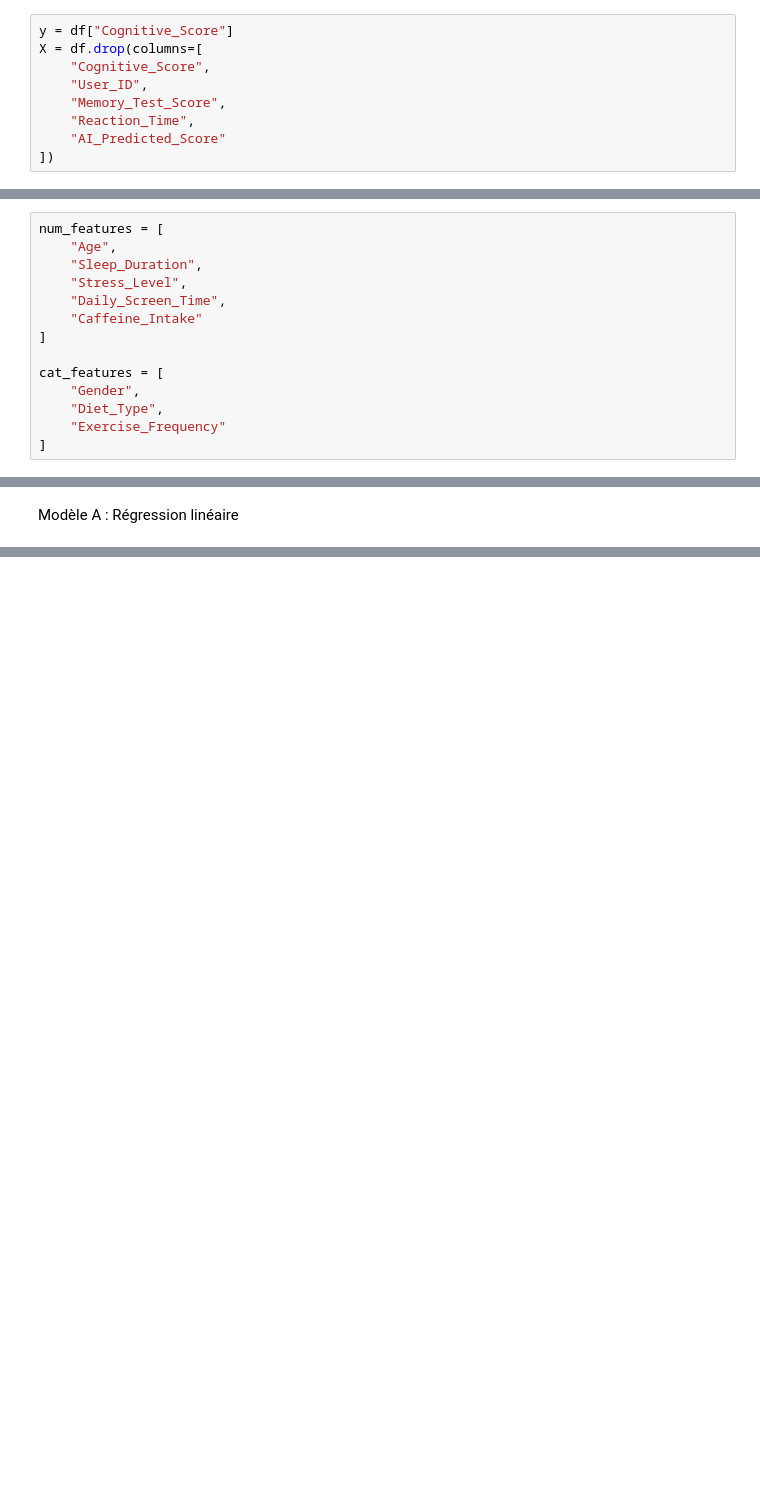
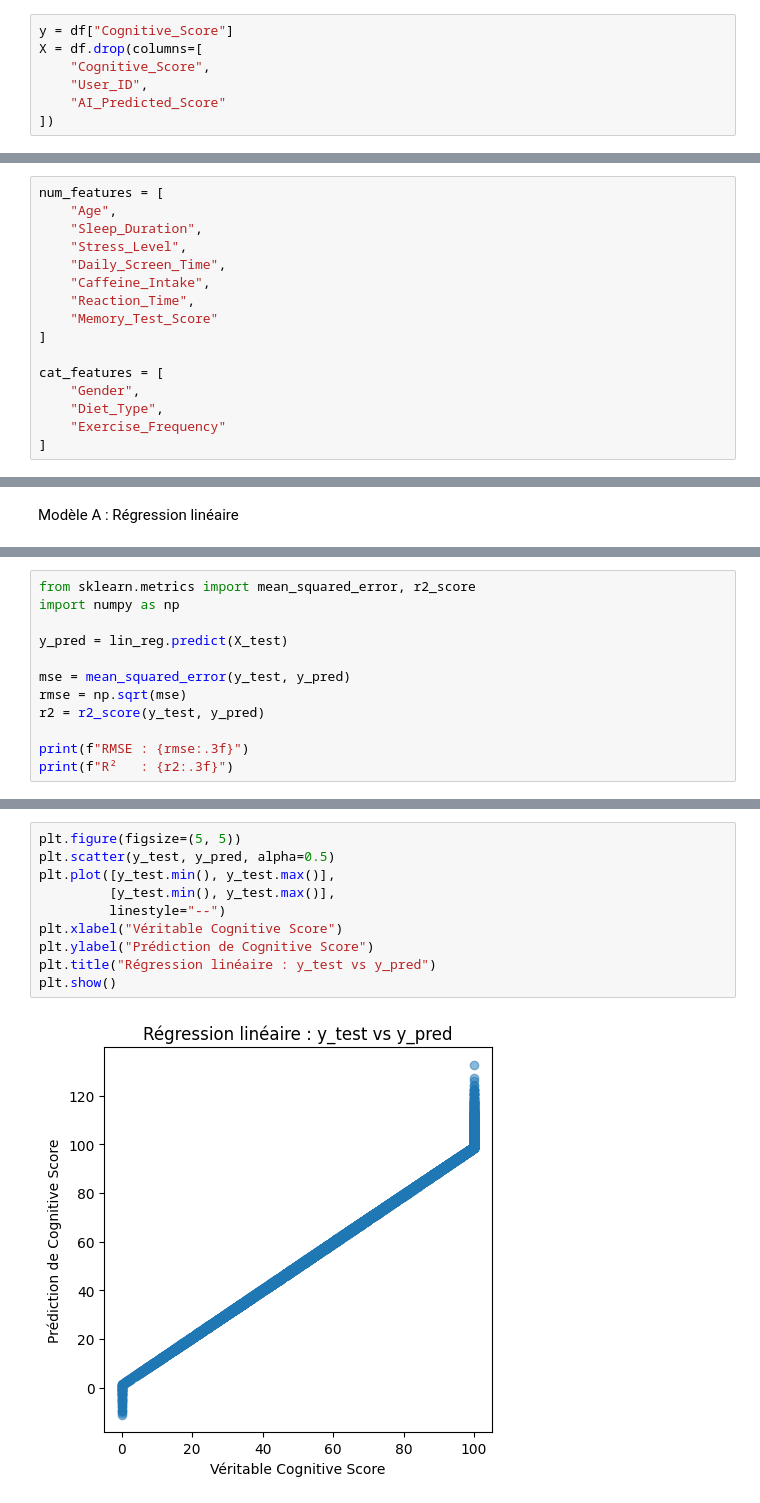
Before and after one commit to svevo6/Projet-IA, a Jupyter notebook: Projet.ipynb, the cells around one changed output, grey strips where cells are left out. Drawn from its saved outputs; the diff is of its cells as text; blank space fills up the shorter version.

```diff
--- a/Projet.ipynb
+++ b/Projet.ipynb
@@ -112,8 +111,6 @@ y = df["Cognitive_Score"]
 X = df.drop(columns=[
     "Cognitive_Score",
     "User_ID",
-    "Memory_Test_Score",
-    "Reaction_Time",
     "AI_Predicted_Score"
 ])
 # %%
@@ -130,7 +127,9 @@ num_features = [
     "Sleep_Duration",
     "Stress_Level",
     "Daily_Screen_Time",
-    "Caffeine_Intake"
+    "Caffeine_Intake",
+    "Reaction_Time",
+    "Memory_Test_Score"
 ]
 
 cat_features = [
@@ -219,0 +220,12 @@ On peut alors évaluer notre modèle
+# %%
+from sklearn.metrics import mean_squared_error, r2_score
+import numpy as np
+
+y_pred = lin_reg.predict(X_test)
+
+mse = mean_squared_error(y_test, y_pred)
+rmse = np.sqrt(mse)
+r2 = r2_score(y_test, y_pred)
+
+print(f"RMSE : {rmse:.3f}")
+print(f"R²   : {r2:.3f}")
@@ -219,0 +245,12 @@ On peut alors évaluer notre modèle
+# %%
+plt.figure(figsize=(5, 5))
+plt.scatter(y_test, y_pred, alpha=0.5)
+plt.plot([y_test.min(), y_test.max()],
+         [y_test.min(), y_test.max()],
+         linestyle="--")
+plt.xlabel("Véritable Cognitive Score")
+plt.ylabel("Prédiction de Cognitive Score")
+plt.title("Régression linéaire : y_test vs y_pred")
+plt.show()
+# %% [output]
+[figure, added]
```
Also changed, not shown: parts of 46 cells of this notebook.
